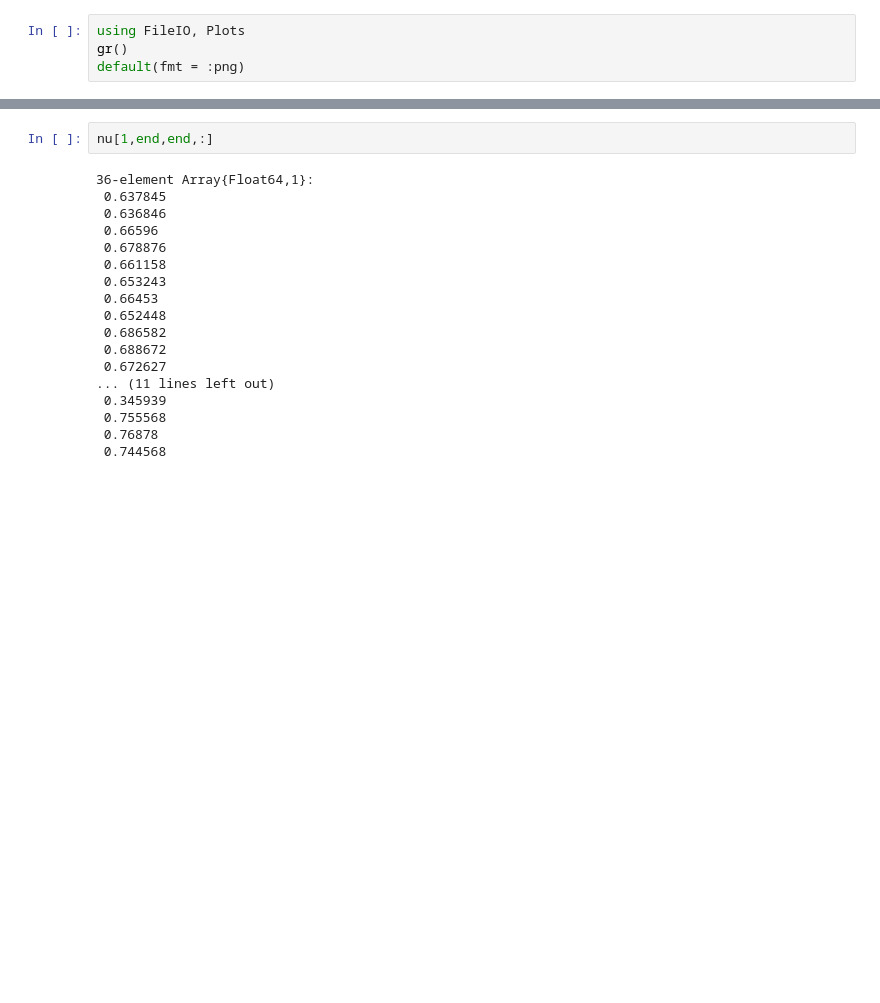
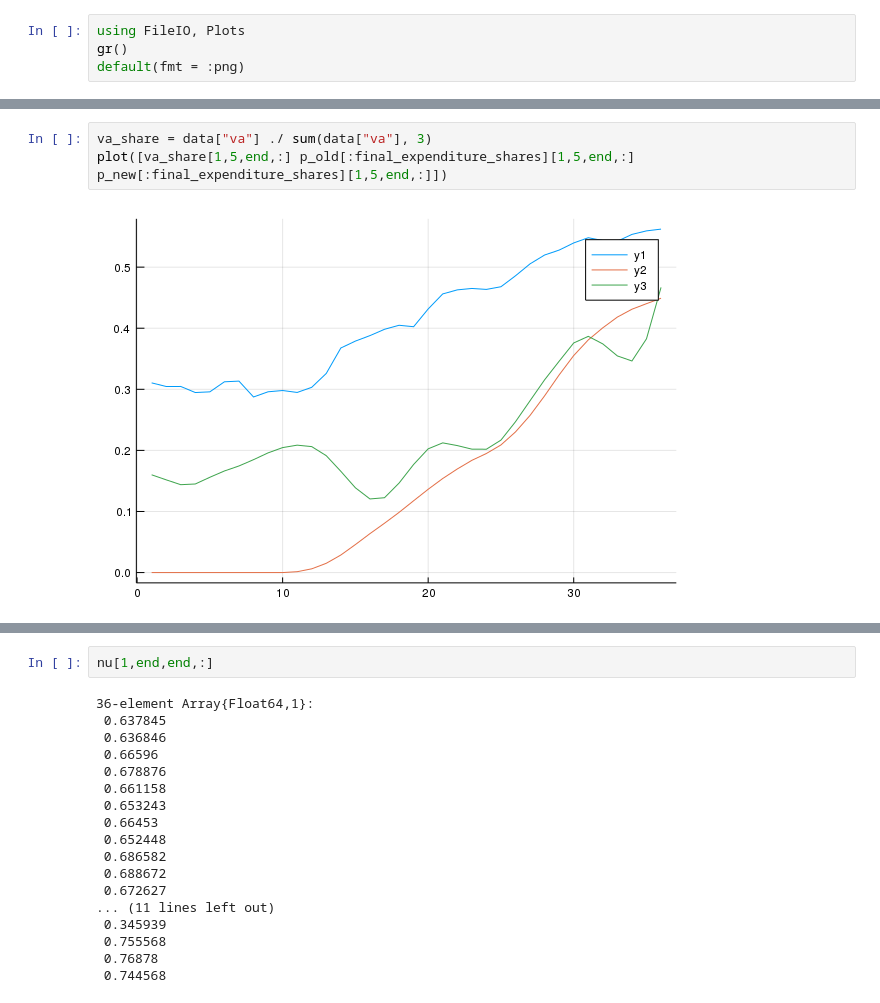
Before and after one commit to korenmiklos/impvol-julia, a Jupyter notebook: notebooks/Check NT sector in South Korea.ipynb, the cells around one changed output, grey strips where cells are left out. Drawn from its saved outputs; the diff is of its cells as text; blank space fills up the shorter version.

```diff
--- a/notebooks/Check NT sector in South Korea.ipynb
+++ b/notebooks/Check NT sector in South Korea.ipynb
@@ -73,0 +21,5 @@ WARNING: replacing module ImpvolEquilibrium
+# %%
+va_share = data["va"] ./ sum(data["va"], 3)
+plot([va_share[1,5,end,:] p_old[:final_expenditure_shares][1,5,end,:] p_new[:final_expenditure_shares][1,5,end,:]])
+# %% [output]
+[figure, added]
```
Also changed, not shown: parts of 13 cells of this notebook, 10 other files.
